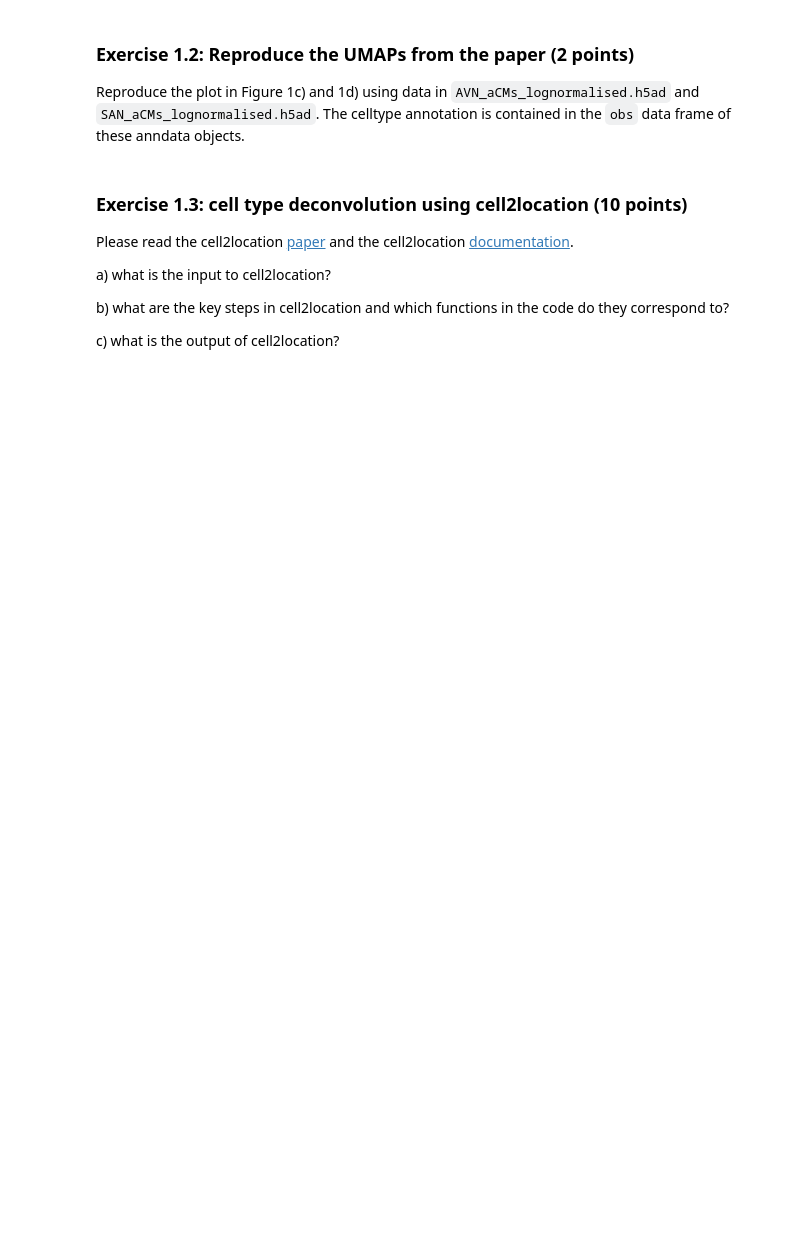
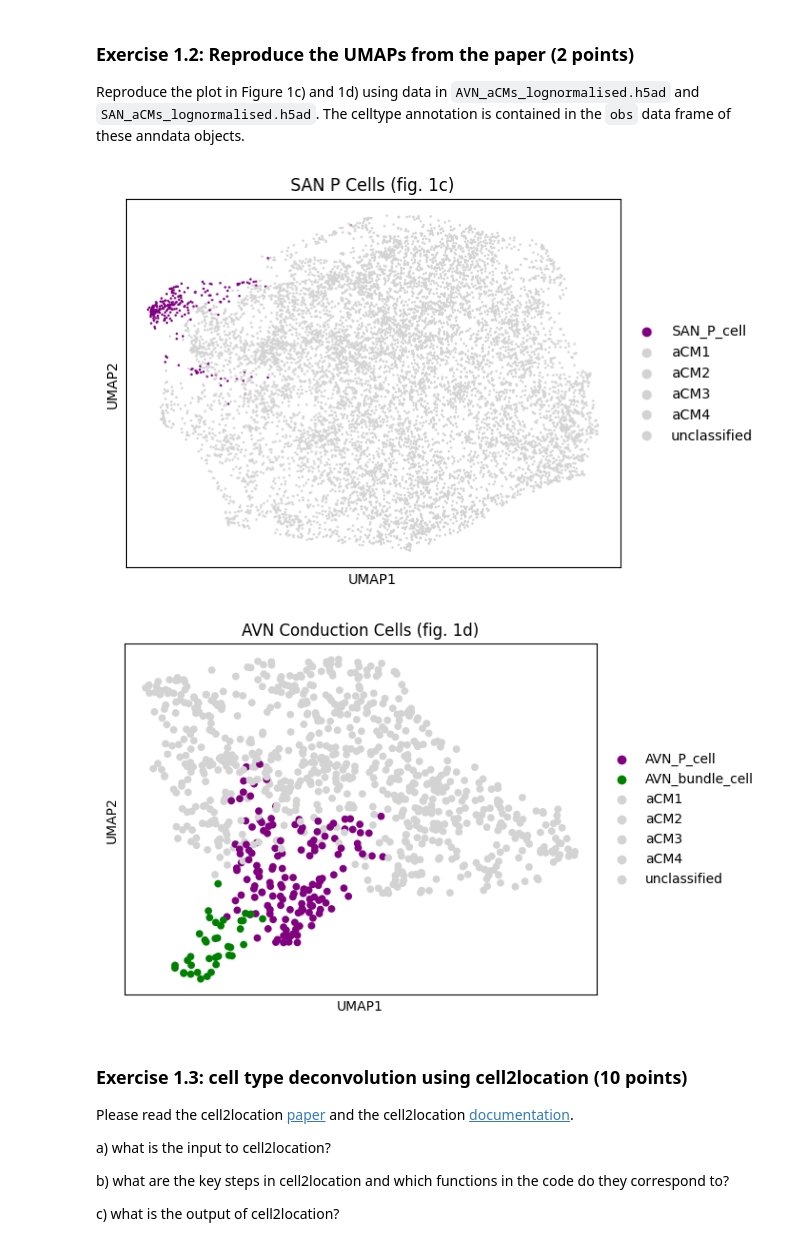
Before and after one commit to emmangoo/gobi, a Jupyter notebook: Semester/Exercise6/06_spatial_transcriptomics_exercise_ipynb_2026.ipynb, the cells around one changed output. Saved outputs shown, nothing was run; the diff lists cells and outputs as text; code cells hidden in the pictures; blank space fills up the shorter version.

```diff
--- a/Semester/Exercise6/06_spatial_transcriptomics_exercise_ipynb_2026.ipynb
+++ b/Semester/Exercise6/06_spatial_transcriptomics_exercise_ipynb_2026.ipynb
@@ -82,3 +92,32 @@ Reproduce the plot in Figure 1c) and 1d) using data in `AVN_aCMs_lognormalised.h
+# %%
+avn = sc.read_h5ad('/home/emma/PycharmProjects/gobi/Semester/Exercise6/data/AVN_aCMs_lognormalised.h5ad')
+san = sc.read_h5ad('/home/emma/PycharmProjects/gobi/Semester/Exercise6/data/SAN_aCMs_lognormalised.h5ad')
+
+san_colours = {
+    'SAN_P_cell': '#800080',  # purple
+    'aCM1': '#D3D3D3',       # liht grey
+    'aCM2': '#D3D3D3',
+    'aCM3': '#D3D3D3',
+    'aCM4': '#D3D3D3',
+    'unclassified': '#D3D3D3'
+}
+
+sc.pl.umap(san, color='cell_state', palette=san_colours, title='SAN P Cells (fig. 1c)')
+
+avn_colours = {
+    'AVN_P_cell': '#800080',      # purple
+    'AVN_bundle_cell': '#008000', # green
+    'aCM1': '#D3D3D3',           # light grey
+    'aCM2': '#D3D3D3',
+    'aCM3': '#D3D3D3',
+    'aCM4': '#D3D3D3',
+    'unclassified': '#D3D3D3'
+}
+
+sc.pl.umap(avn, color='cell_state', palette=avn_colours, title='AVN Conduction Cells (fig. 1d)')
+# %% [output]
+[figure, added]
+[figure, added]
 # %% [markdown]
 ### Exercise 1.3: cell type deconvolution using cell2location (10 points)
 Please read the cell2location [paper](https://www.nature.com/articles/s41587-021-01139-4) and the cell2location [documentation](https://cell2location.readthedocs.io/en/latest/index.html).
```
Also changed, not shown: parts of 21 cells of this notebook.
